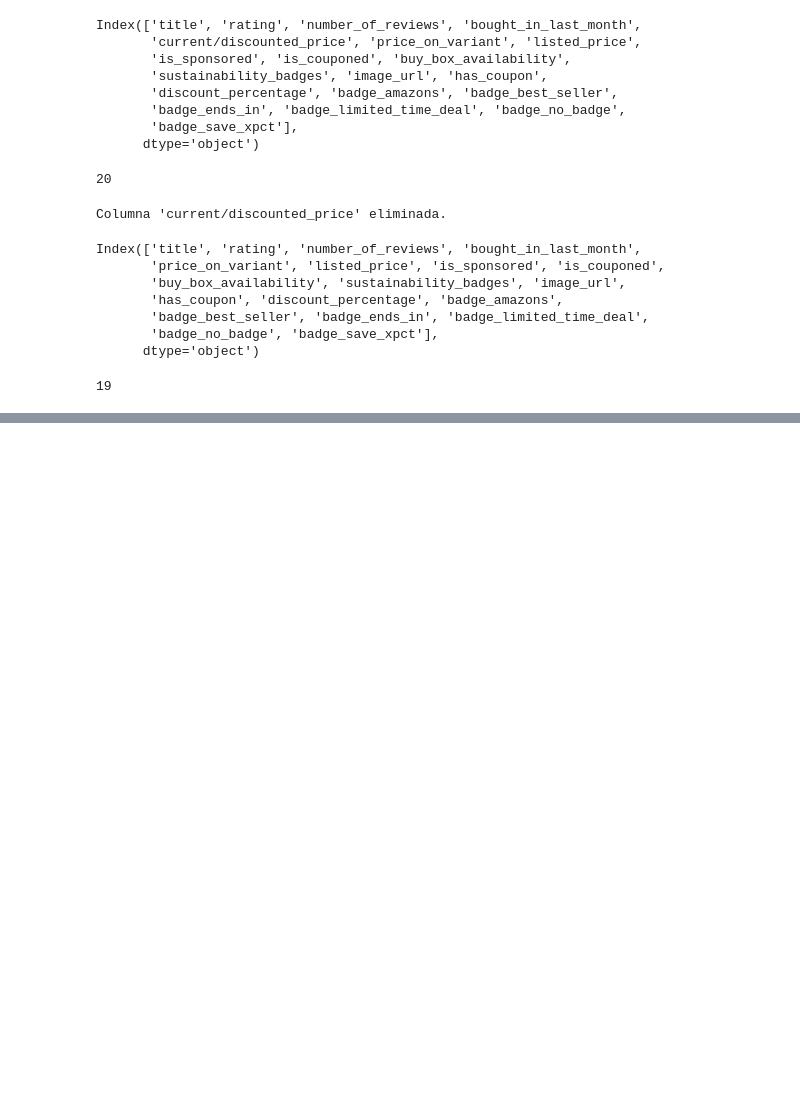
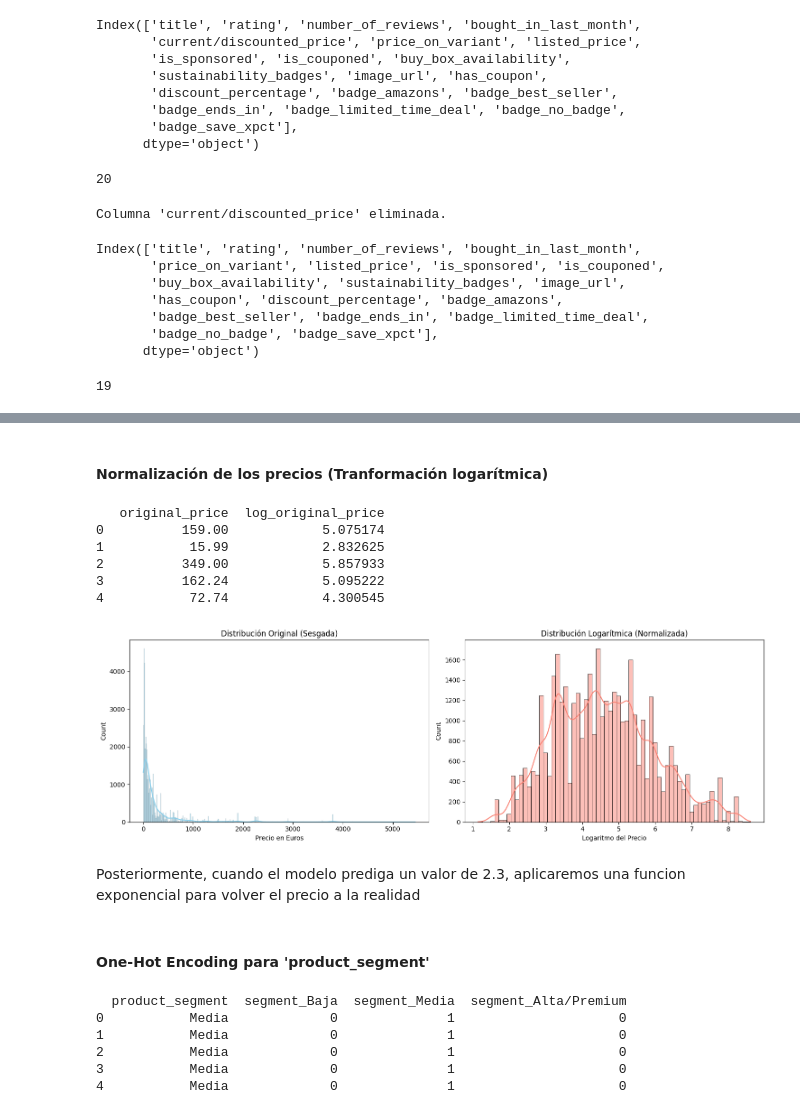
Before and after one commit to beja28/Amazon-Smart-Pricing, a Jupyter notebook: Codigo/cleaning.ipynb, the cells around one changed output, grey strips where cells are left out. Cells and saved outputs as stored; diff of their text form; code cells hidden in the pictures; blank space fills up the shorter version.

```diff
--- a/Codigo/cleaning.ipynb
+++ b/Codigo/cleaning.ipynb
@@ -566,0 +692,53 @@ memory usage: 4.9+ MB
+# %% [markdown]
+#### Normalización de los precios (Tranformación logarítmica)
+# %%
+# 1. Aplicamos la transformación logarítmica
+df_uncleaned['log_original_price'] = np.log1p(df_uncleaned['original_price'])
+
+# 2. Verificamos los primeros resultados
+print(df_uncleaned[['original_price', 'log_original_price']].head())
+# %% [output]
+   original_price  log_original_price
+0          159.00            5.075174
+1           15.99            2.832625
+2          349.00            5.857933
+3          162.24            5.095222
+4           72.74            4.300545
+# %%
+fig, axes = plt.subplots(1, 2, figsize=(15, 5))
+
+# Distribución Original
+sns.histplot(df_uncleaned['original_price'], kde=True, ax=axes[0], color='skyblue')
+axes[0].set_title('Distribución Original (Sesgada)')
+axes[0].set_xlabel('Precio en Euros')
+
+# Distribución Logarítmica
+sns.histplot(df_uncleaned['log_original_price'], kde=True, ax=axes[1], color='salmon')
+axes[1].set_title('Distribución Logarítmica (Normalizada)')
+axes[1].set_xlabel('Logaritmo del Precio')
+
+plt.tight_layout()
+plt.show()
+# %% [output]
+[figure, added]
+# %% [markdown]
+Posteriormente, cuando el modelo prediga un valor de 2.3, aplicaremos una funcion exponencial para volver el precio a la realidad
+# %% [markdown]
+#### One-Hot Encoding para 'product_segment'
+# %%
+# 1. Aplicamos One-Hot Encoding
+# 'prefix' añade un nombre a las columnas para saber de dónde vienen
+dummies_segment = pd.get_dummies(df_uncleaned['product_segment'], prefix='segment', dtype=int)
+
+# 2. Concatenamos las nuevas columnas al dataframe original
+df_uncleaned = pd.concat([df_uncleaned, dummies_segment], axis=1)
+
+# 3. Verificamos cómo han quedado las nuevas columnas
+print(df_uncleaned[['product_segment', 'segment_Baja', 'segment_Media', 'segment_Alta/Premium']].head())
+# %% [output]
+  product_segment  segment_Baja  segment_Media  segment_Alta/Premium
+0           Media             0              1                     0
+1           Media             0              1                     0
+2           Media             0              1                     0
+3           Media             0              1                     0
+4           Media             0              1                     0
```
Also changed, not shown: parts of 63 cells of this notebook, 1 other file.
